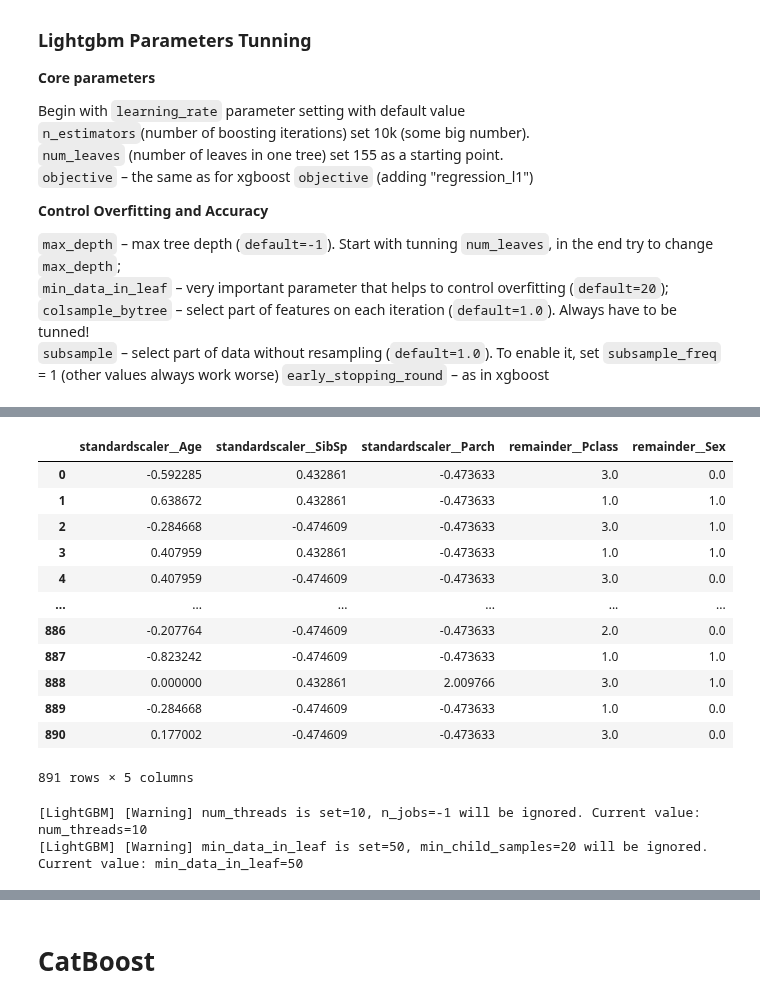
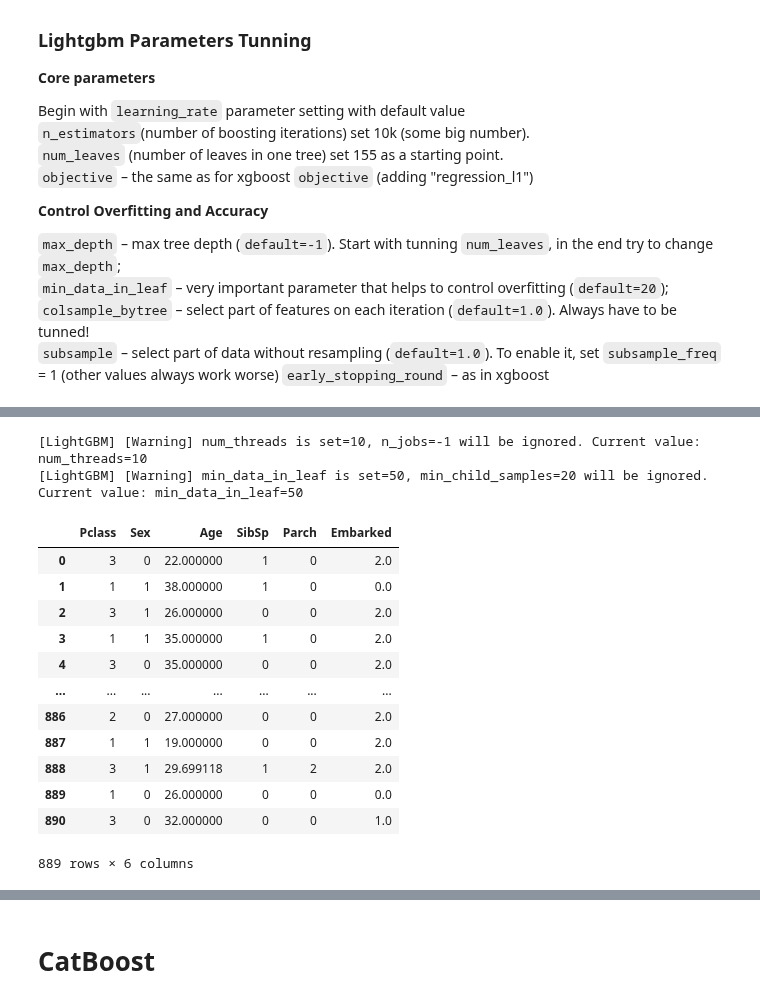
Before and after one commit to varrek/prjct_ml, a Jupyter notebook: hw8_boosting.ipynb, the cells around one changed output, grey strips where cells are left out. Cells and saved outputs as stored; diff of their text form; code cells hidden in the pictures.

```diff
--- a/hw8_boosting.ipynb
+++ b/hw8_boosting.ipynb
@@ -10,7 +10,9 @@ from sklearn.metrics import accuracy_score
 from sklearn.metrics import accuracy_score
 # %%
 data = pd.read_csv('./data/titanic_train.csv')
-data.drop(columns=['Name', 'Fare', 'PassengerId', 'Cabin', 'Ticket', 'Embarked'], axis = 1, inplace=True)
+data.drop(columns=['Name', 'Fare', 'PassengerId', 'Cabin', 'Ticket'], axis = 1, inplace=True)
 age_avg = data['Age'].mean()
-data[['Age']] = data[['Age']].fillna(age_avg)
+data['Age'] = data['Age'].fillna(age_avg)
 data.dropna(inplace=True)
+
+y_cat = y = data.Survived.reset_index(drop=True)
@@ -40,0 +108,8 @@ test_transformed = pd.DataFrame(test_transformed, columns=ct.get_feature_names_o
+# %%
+X_cat = data
+X_cat.drop('Survived', inplace=True, axis=1)
+X_cat['Sex'].replace(['male','female'], [0, 1], inplace=True)
+X_cat['Embarked'].replace(['C','Q', 'S'], [0, 1, 2], inplace=True)
+X_cat = X_cat.astype(np.float64)
+X_cat = X_cat.astype({"Sex": int, "Pclass": int, "SibSp": int, 'Parch': int})
+X_cat.dtypes
@@ -722,18 +797,2 @@ l_get_kfold_accuracy(X, y, parameters)
-# %%
-X
-# %% [output]
-|  | standardscaler__Age | standardscaler__SibSp | standardscaler__Parch | remainder__Pclass | remainder__Sex |
-| 0 | -0.592285 | 0.432861 | -0.473633 | 3.0 | 0.0 |
-| 1 | 0.638672 | 0.432861 | -0.473633 | 1.0 | 1.0 |
-| 2 | -0.284668 | -0.474609 | -0.473633 | 3.0 | 1.0 |
-| 3 | 0.407959 | 0.432861 | -0.473633 | 1.0 | 1.0 |
-| 4 | 0.407959 | -0.474609 | -0.473633 | 3.0 | 0.0 |
-| ... | ... | ... | ... | ... | ... |
-| 886 | -0.207764 | -0.474609 | -0.473633 | 2.0 | 0.0 |
-| 887 | -0.823242 | -0.474609 | -0.473633 | 1.0 | 1.0 |
-| 888 | 0.000000 | 0.432861 | 2.009766 | 3.0 | 1.0 |
-| 889 | -0.284668 | -0.474609 | -0.473633 | 1.0 | 0.0 |
-| 890 | 0.177002 | -0.474609 | -0.473633 | 3.0 | 0.0 |
-891 rows × 5 columns
 # %%
 lgbc = lgb.LGBMClassifier(**parameters)
@@ -741,3 +800,19 @@ lgbf = lgbc.fit(X,y, categorical_feature=['remainder__Sex', 'remainder__Pclass']
 # %% [output]
 [LightGBM] [Warning] num_threads is set=10, n_jobs=-1 will be ignored. Current value: num_threads=10
 [LightGBM] [Warning] min_data_in_leaf is set=50, min_child_samples=20 will be ignored. Current value: min_data_in_leaf=50
+# %%
+X_cat
+# %% [output]
+|  | Pclass | Sex | Age | SibSp | Parch | Embarked |
+| 0 | 3 | 0 | 22.000000 | 1 | 0 | 2.0 |
+| 1 | 1 | 1 | 38.000000 | 1 | 0 | 0.0 |
+| 2 | 3 | 1 | 26.000000 | 0 | 0 | 2.0 |
+| 3 | 1 | 1 | 35.000000 | 1 | 0 | 2.0 |
+| 4 | 3 | 0 | 35.000000 | 0 | 0 | 2.0 |
+| ... | ... | ... | ... | ... | ... | ... |
+| 886 | 2 | 0 | 27.000000 | 0 | 0 | 2.0 |
+| 887 | 1 | 1 | 19.000000 | 0 | 0 | 2.0 |
+| 888 | 3 | 1 | 29.699118 | 1 | 2 | 2.0 |
+| 889 | 1 | 0 | 26.000000 | 0 | 0 | 0.0 |
+| 890 | 3 | 0 | 32.000000 | 0 | 0 | 1.0 |
+889 rows × 6 columns
```
Also changed, not shown: parts of 45 cells of this notebook.
